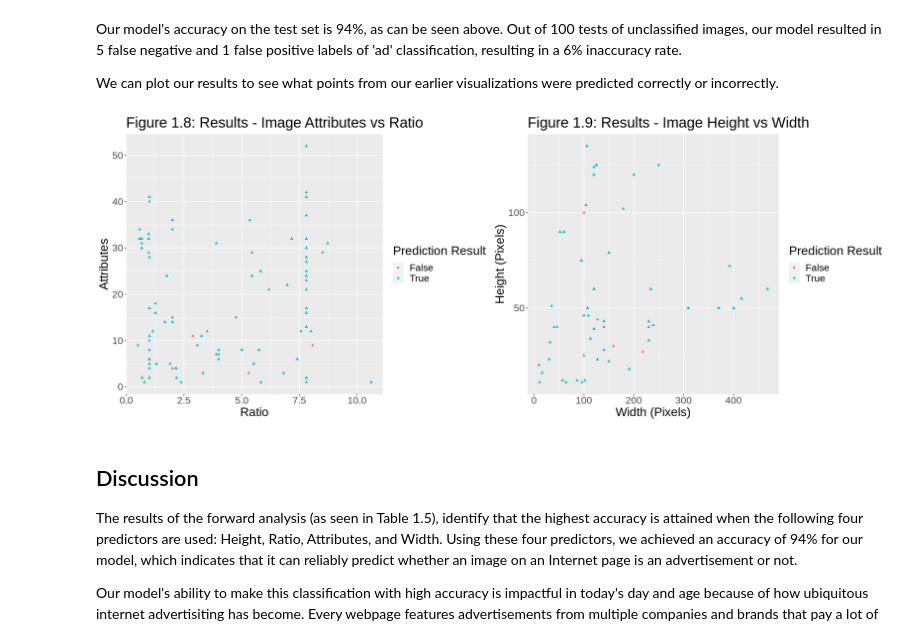
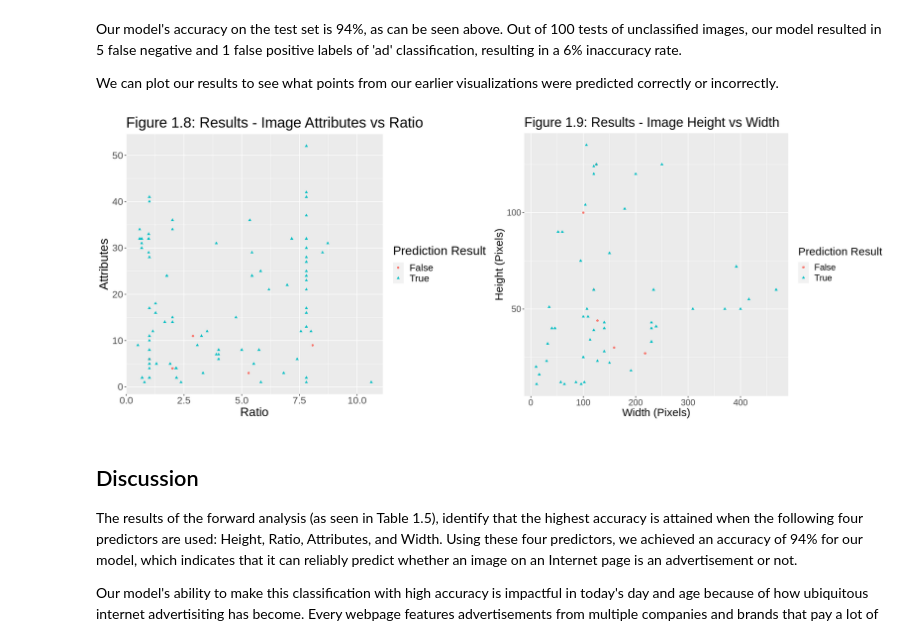
Before and after one commit to msamanthaf/Ad_Classification_DSCI, a Jupyter notebook: Final_Project_Ad_Classification.ipynb, the cells around one changed output. Saved outputs shown, nothing was run; the diff lists cells and outputs as text; code cells hidden in the pictures.

Commit message:
change to font size in fig 1.8 and fig1.9

```diff
--- a/Final_Project_Ad_Classification.ipynb
+++ b/Final_Project_Ad_Classification.ipynb
@@ -546,35 +546,35 @@ We can plot our results to see what points from our earlier visualizations were
 pred_with_accurate <- predictions |>
     mutate(Truth = ifelse(.pred_class == Type, "True", "False"))
 
 # Set plot sizes
 options(repr.plot.width = 18, repr.plot.height = 7)
 
 # Plot the new relationship between image ratio and attributes to type
 new_plot_ar <- pred_with_accurate |>
                ggplot(aes(x = Ratio, y = Attributes, color = Truth, shape = Truth)) +
                geom_point()  +
                xlab("Ratio") +
                ylab("Attributes") +
                labs(colour = "Prediction Result", shape = "Prediction Result") +
                ggtitle("Figure 1.8: Results - Image Attributes vs Ratio") +
                theme(text = element_text(size=20)) +
                scale_fill_brewer(palette = "Set1")
 
 # Plot the new relationship between image width and height to type
 new_plot_hw <- pred_with_accurate |>
                ggplot(aes(x = Width, y = Height, color = Truth, shape = Truth)) +
                geom_point() +
                scale_fill_brewer(palette = "Set2") +
                xlab("Width (Pixels)") +
                ylab("Height (Pixels)") +
                labs(colour = "Prediction Result", shape = "Prediction Result") +
                ggtitle("Figure 1.9: Results - Image Height vs Width") +
-               theme(text = element_text(size=20))
+               theme(text = element_text(size=18))
 
 # Place plots next to each other
 plot_grid(new_plot_ar, new_plot_hw, ncol = 2)
 # %% [output]
-[figure, old version]
+[figure, new version]
 # %% [markdown]
 ## Discussion
 
```
